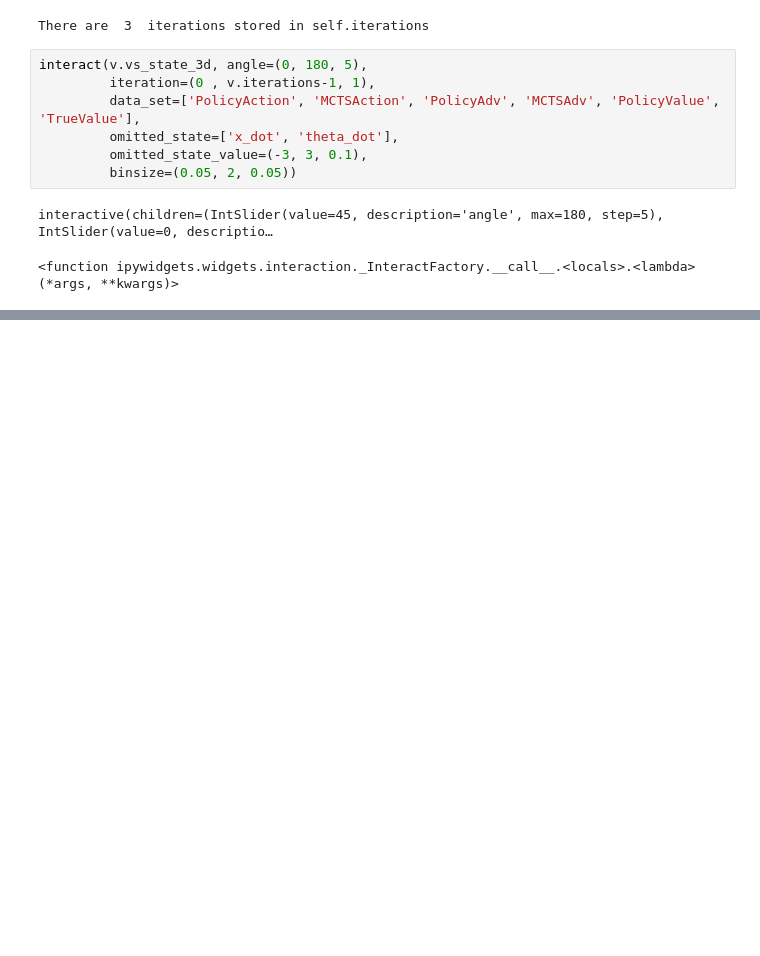
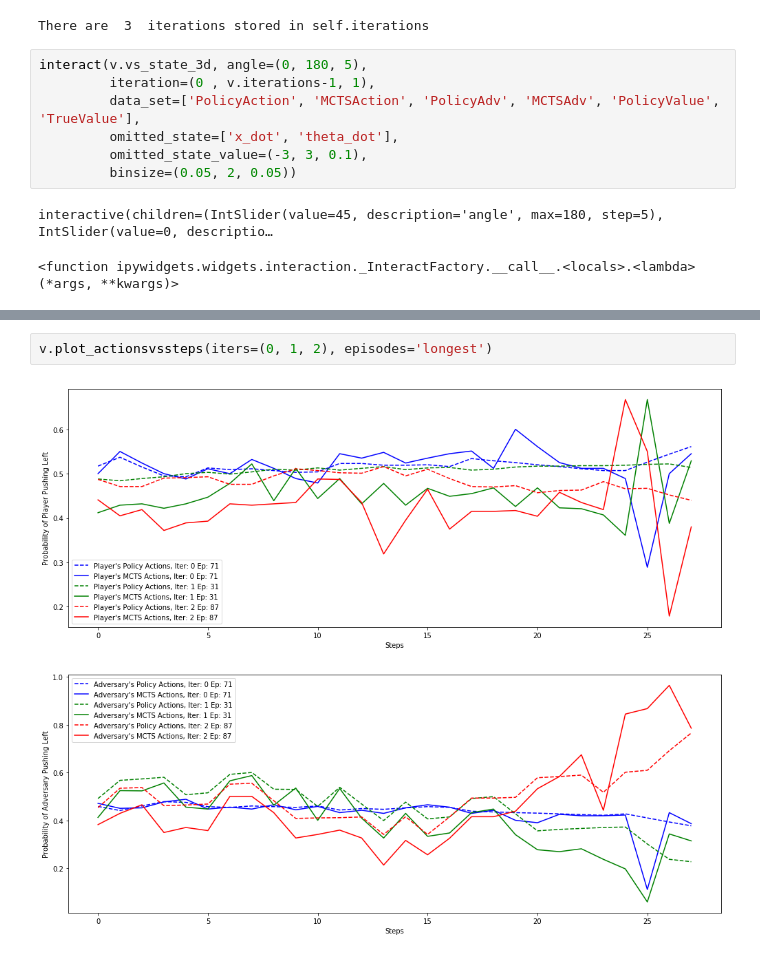
Before and after one commit to alexdarch/Project, a Jupyter notebook: ResultsAndTesting/AdversaryResultsVisualisation.ipynb, the cells around one changed output, grey strips where cells are left out. Cells and saved outputs as stored; diff of their text form; blank space fills up the shorter version.

```diff
--- a/ResultsAndTesting/AdversaryResultsVisualisation.ipynb
+++ b/ResultsAndTesting/AdversaryResultsVisualisation.ipynb
@@ -76,0 +336,4 @@ v.plot_nnet_lossesvsbatch(iters=[2])
+# %%
+v.plot_actionsvssteps(iters=(0, 1, 2), episodes='longest')
+# %% [output]
+[figure, added]
```
Also changed, not shown: parts of 11 cells of this notebook, 9 other files.
